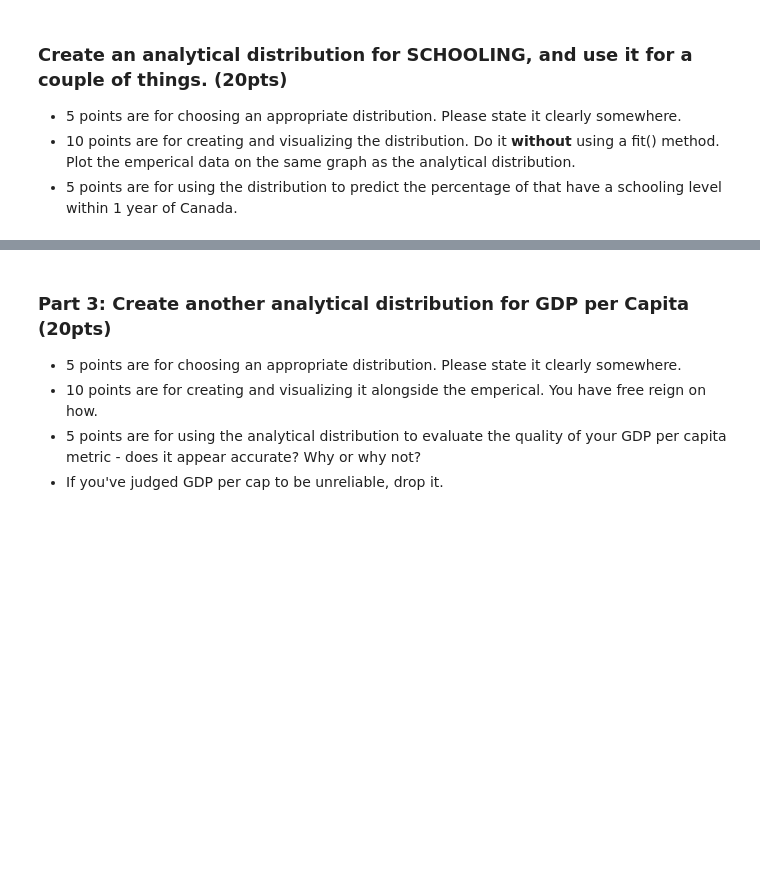
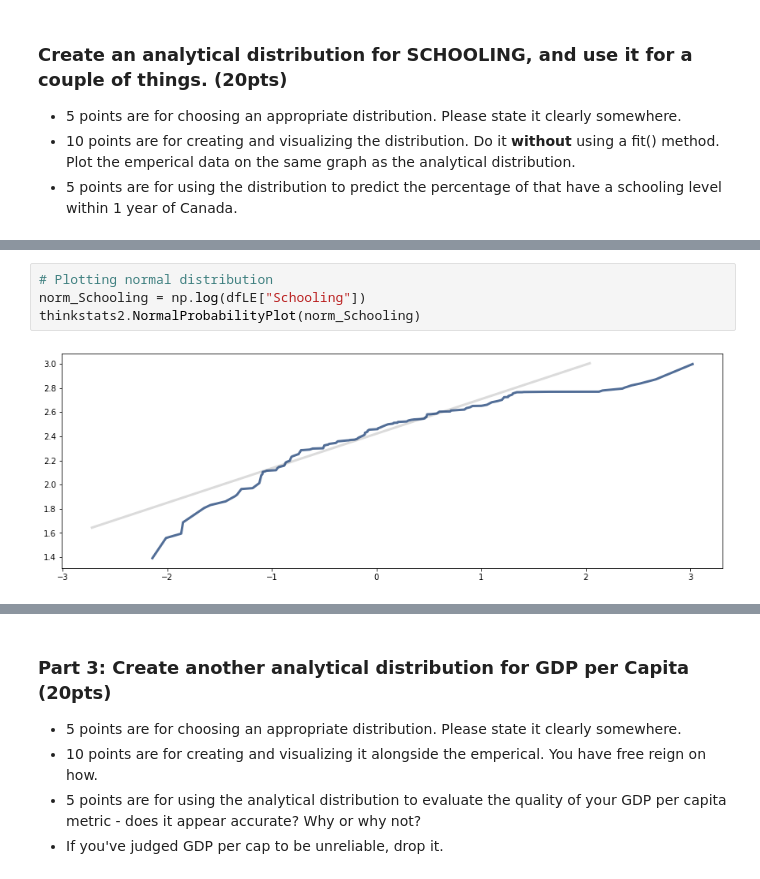
Before and after one commit to Isaacjimoh/BSIP_Assignment_2_Students, a Jupyter notebook: stats_asn_2_start.ipynb, the cells around one changed output, grey strips where cells are left out. Saved outputs shown, nothing was run; the diff lists cells and outputs as text; blank space fills up the shorter version.

```diff
--- a/stats_asn_2_start.ipynb
+++ b/stats_asn_2_start.ipynb
@@ -63,0 +113,6 @@ Print each distribution is some type of visualization, also print the cumulative
+# %%
+# Plotting normal distribution
+norm_Schooling = np.log(dfLE["Schooling"])
+thinkstats2.NormalProbabilityPlot(norm_Schooling)
+# %% [output]
+[figure, added]
```
Also changed, not shown: parts of 37 cells of this notebook.
